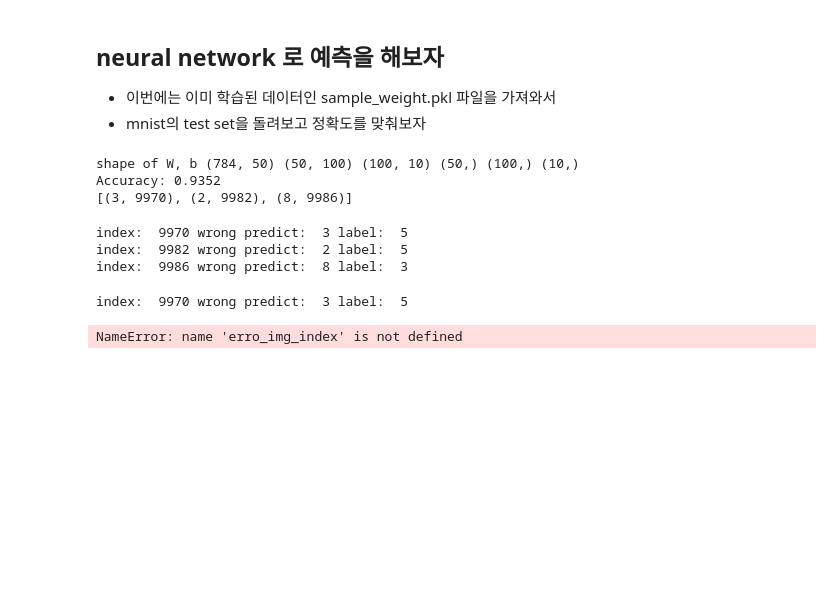
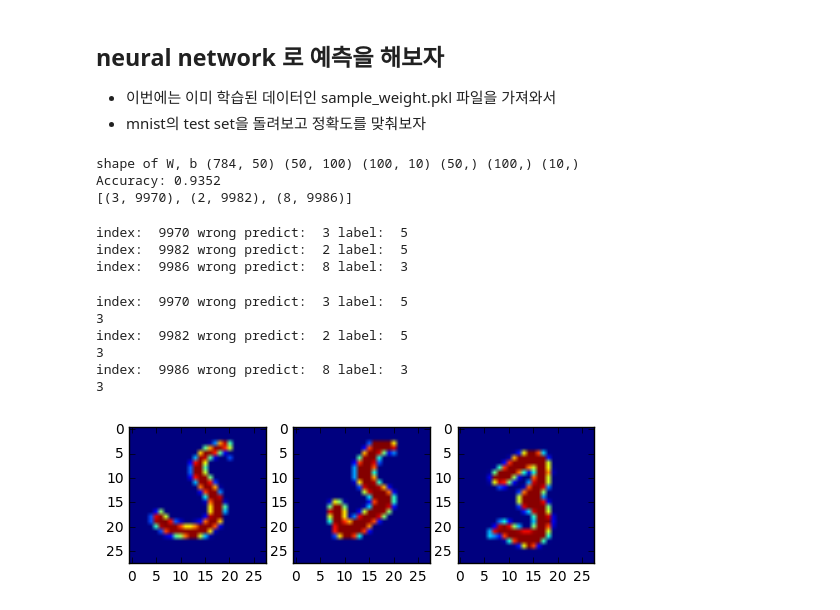
Before and after one commit to nicewook/deep-learning-from-scratch, a Jupyter notebook: ch03/ch03.ipynb, the cells around one changed output. Cells and saved outputs as stored; diff of their text form; code cells hidden in the pictures; blank space fills up the shorter version.

```diff
--- a/ch03/ch03.ipynb
+++ b/ch03/ch03.ipynb
@@ -334,24 +331,27 @@ index:  9986 wrong predict:  8 label:  3
 # %%
 # 에러난 이미지들만 뿌리게 해보자
 # 위에선 연산을 위해 숫자를 작게하려고 normalize=True였었는데 여기서는 이미지 정보를 그대로 가져오려고 False로 해둠
 (x_train, t_train), (x_test, t_test) = load_mnist(flatten=True, normalize=False, one_hot_label=False)
 import matplotlib.pyplot as plt
-#from matplotlib.pyplot import imshow
-
 
 index = 1
 #sub = plt.subplot(10,1)
 for p,i in error_img_index:
     img = x_test[i]
     label = t_test[i]
     print("index: ", i, "wrong predict: ", p, "label: ",label)
 
     img = img.reshape(28,28)
     #img_show(img)
     print(len(error_img_index))
-    plt.subplot(1,len(erro_img_index),index)
+    plt.subplot(1,len(error_img_index),index)
     index += 1
     plt.imshow(img)
 # %% [output]
 index:  9970 wrong predict:  3 label:  5
+3
+index:  9982 wrong predict:  2 label:  5
+3
+index:  9986 wrong predict:  8 label:  3
+3
-NameError: name 'erro_img_index' is not defined
+[figure, added]
```
Also changed, not shown: parts of 4 cells of this notebook, 1 other file.
